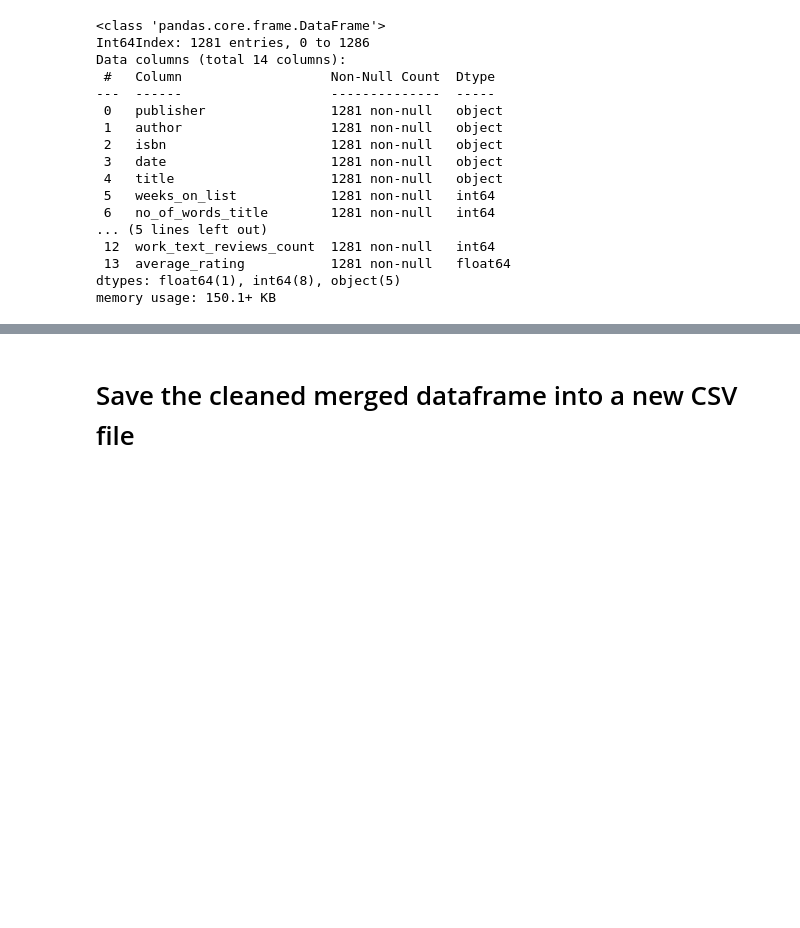
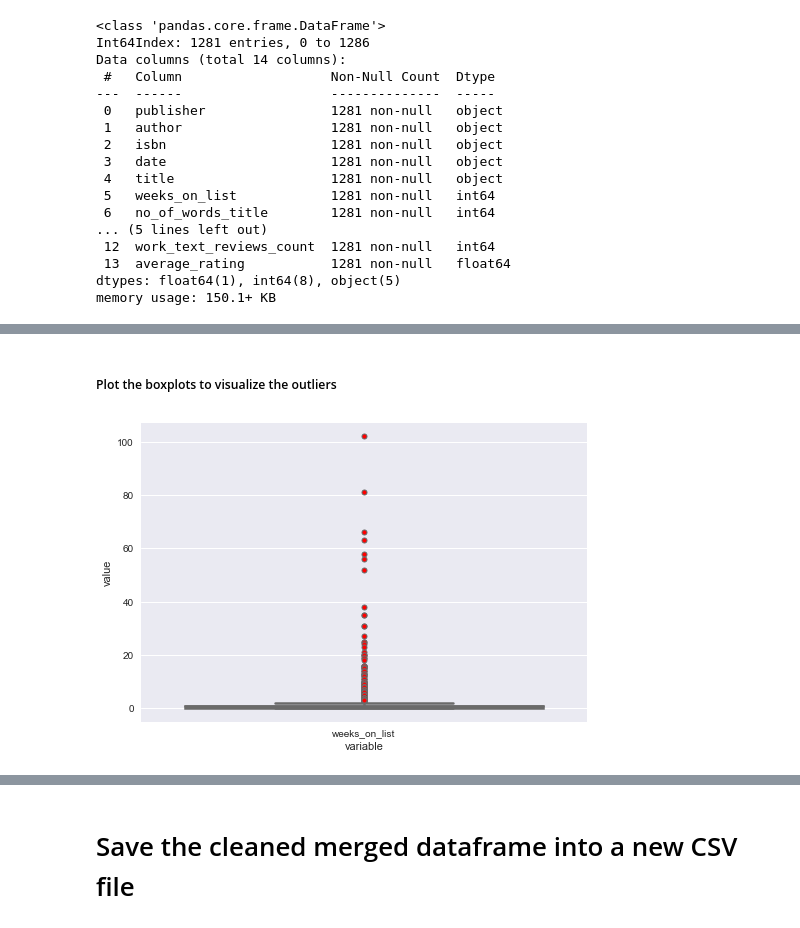
Before and after one commit to linhmai19/capstone_project, a Jupyter notebook: dataframes_merging.ipynb, the cells around one changed output, grey strips where cells are left out. Drawn from its saved outputs; the diff is of its cells as text; code cells hidden in the pictures; blank space fills up the shorter version.

```diff
--- a/dataframes_merging.ipynb
+++ b/dataframes_merging.ipynb
@@ -1,6 +1,11 @@
 # %%
 import pandas as pd
 import numpy as np
+import seaborn as sns
+sns.set(style="darkgrid")
+import matplotlib.pyplot as plt
+%matplotlib inline
+plt.style.use('seaborn')
 # %%
 df = pd.read_csv('cleaned_books.csv')
 df = df.drop('Unnamed: 0', 1)
@@ -136,0 +158,15 @@ memory usage: 150.1+ KB
+# %%
+# Divide that the merged dataframe into 4 different dataframes for clear visualization
+df1 = data[['weeks_on_list']]
+df2 = data[['no_of_words_title','average_rating']]
+df3 = data[['reviews_count','text_reviews_count','work_text_reviews_count','ratings_count']]
+df4 = data[['work_reviews_count','work_ratings_count']]
+# %% [markdown]
+##### Plot the boxplots to visualize the outliers
+# %%
+flierprops = dict(marker='o', markersize=5, markerfacecolor='red')
+sns.boxplot(x="variable", y="value", data=pd.melt(df1), linewidth=2.5,
+            palette="Set3", flierprops=flierprops)
+plt.show()
+# %% [output]
+[figure, added]
```
Also changed, not shown: parts of 15 cells of this notebook, 2 other files.
